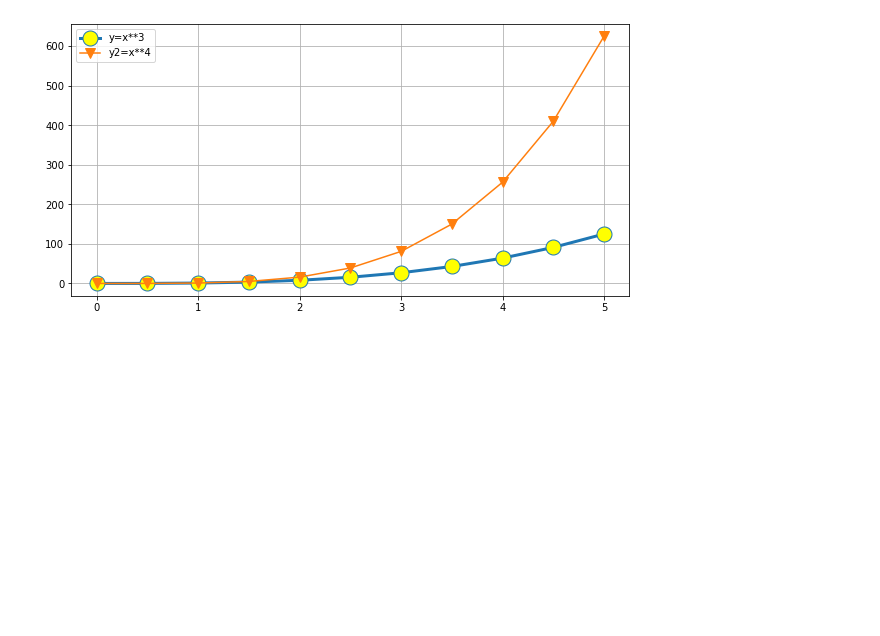
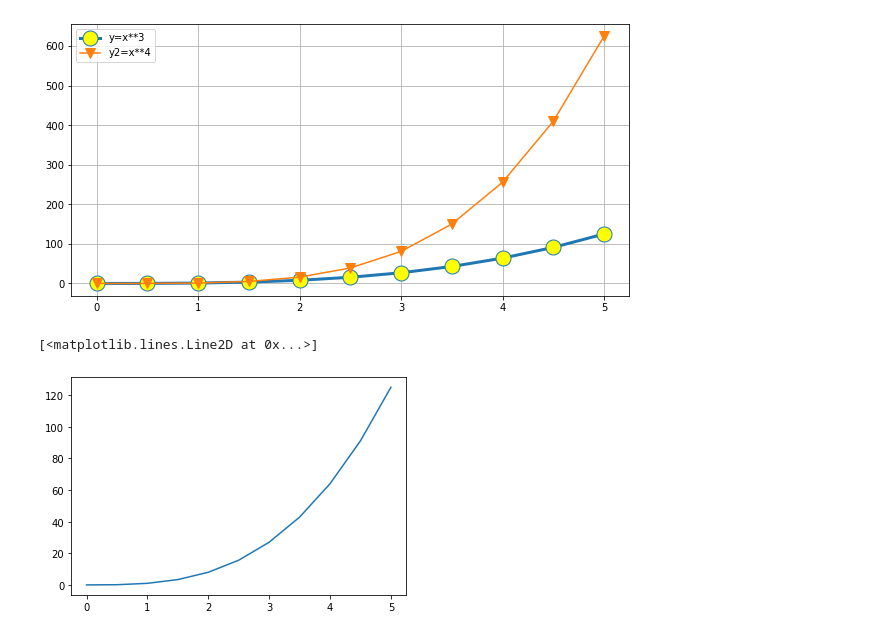
Before and after one commit to officialanshgoyal/ML-, a Jupyter notebook: pandads/11_oct.ipynb, the cells around one changed output. Cells and saved outputs as stored; diff of their text form; code cells hidden in the pictures; blank space fills up the shorter version.

```diff
--- a/pandads/11_oct.ipynb
+++ b/pandads/11_oct.ipynb
@@ -101,3 +101,8 @@ plt.show()
 [figure]
 # %%
 fig.savefig('mygraph.png')
+# %%
+plt.plot(x,y)
+# %% [output]
+[<matplotlib.lines.Line2D at 0x...>]
+[figure, added]
```
Also changed, not shown: parts of 1 cell of this notebook, 2 other files.
